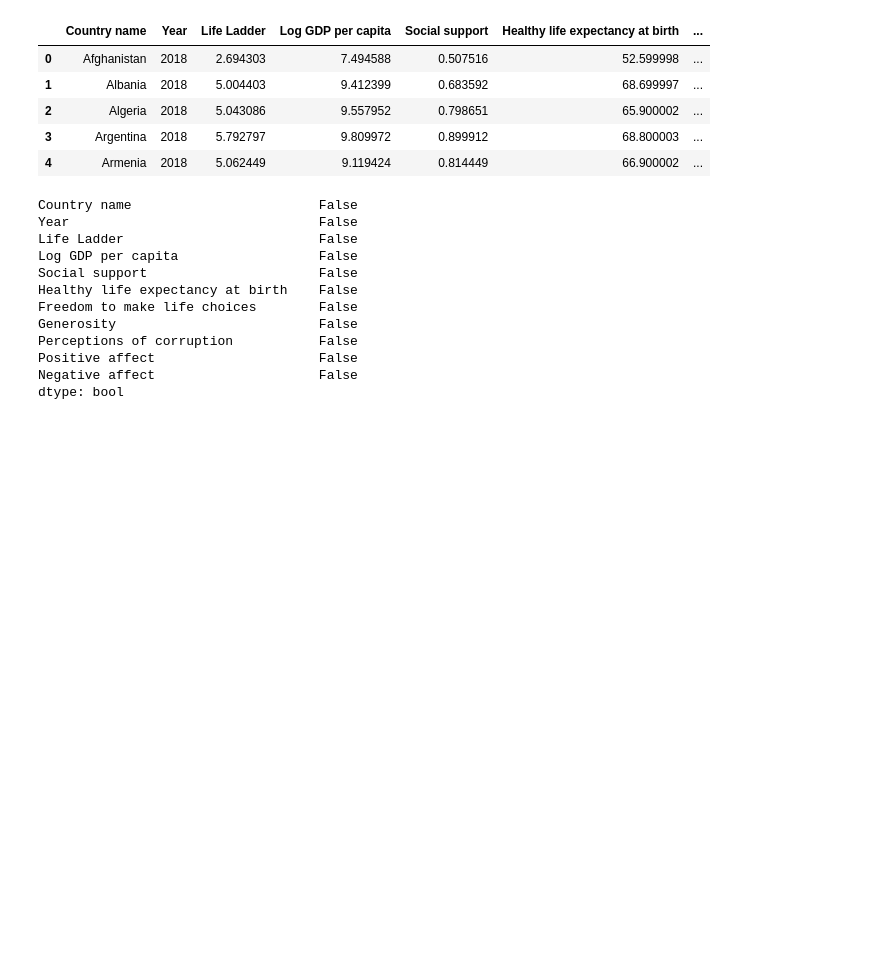
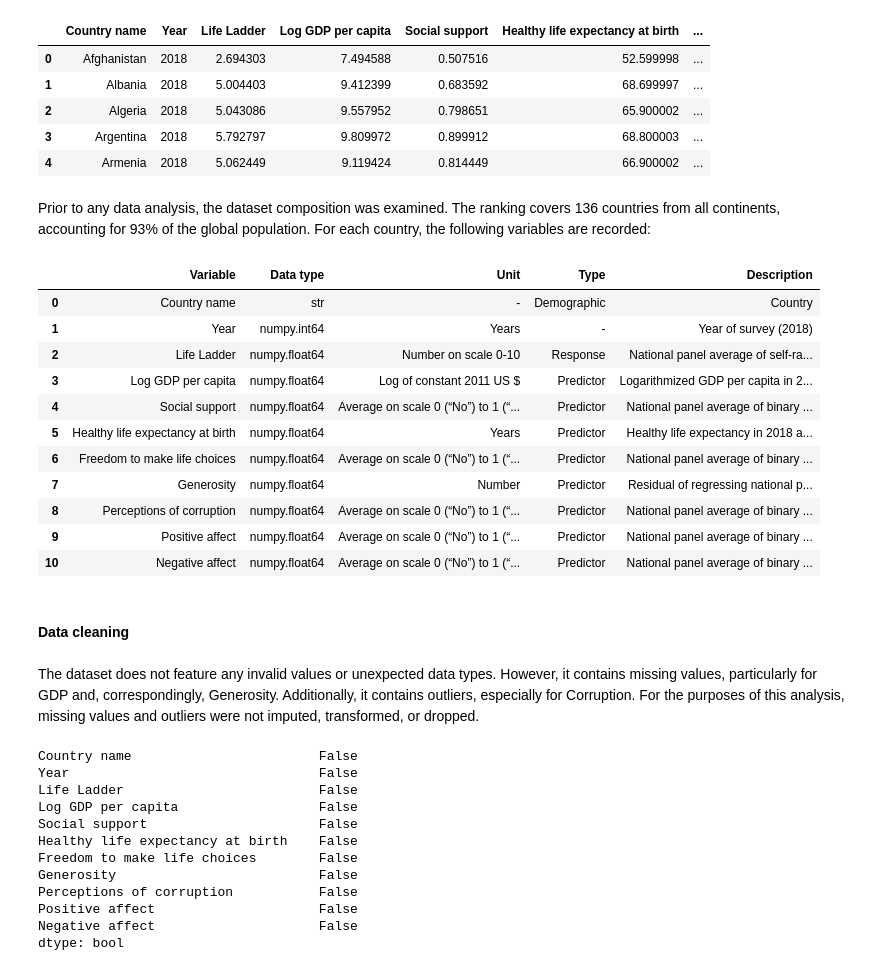
Before and after one commit to goebelclara/World_Happiness, a Jupyter notebook: World_Happiness_Notebook.ipynb, the cells around one changed output. Cells and saved outputs as stored; diff of their text form; code cells hidden in the pictures; blank space fills up the shorter version.

```diff
--- a/World_Happiness_Notebook.ipynb
+++ b/World_Happiness_Notebook.ipynb
@@ -24,4 +49,70 @@ df.head()
 | 2 | Algeria | 2018 | 5.043086 | 9.557952 | 0.798651 | 65.900002 | ... |
 | 3 | Argentina | 2018 | 5.792797 | 9.809972 | 0.899912 | 68.800003 | ... |
 | 4 | Armenia | 2018 | 5.062449 | 9.119424 | 0.814449 | 66.900002 | ... |
+# %% [markdown]
+Prior to any data analysis, the dataset composition was examined. The ranking covers 136 countries from all continents, accounting for 93% of the global population. For each country, the following variables are recorded:
+# %%
+#Dataset variables overview
+columns = df.columns
+dtype = [type(df.loc[0,column]) for column in df.columns]
+data_type = [str(text).replace("<class", "").replace("'", "").replace(">", "") for text in dtype]
+description = ["Country",
+               "Year of survey (2018)",
+               "National panel average of self-ranking based on the question “Imagine a ladder, with steps numbered from 0 at the bottom to 10 at the top. The top of the ladder represents the best possible life for you and the bottom of the ladder represents the worst possible life for you. On which step of the ladder would you say you personally feel you stand at this time?” ",
+               "Logarithmized GDP per capita in 2018 as according to the World Development Indicators ",
+               "National panel average of binary responses to the question “If you were in trouble, do you have relatives or friends you can count on to help you whenever you need them, or not?” ",
+               "Healthy life expectancy in 2018 as according to the World Health Organization",
+               "National panel average of binary responses to the question “Are you satisfied with your freedom to choose what you do with your life?” ",
+               "Residual of regressing national panel average of binary responses to the question “Have you donated money to a charity in the past month?” on GDP per capita",
+               "National panel average of binary responses to two questions  regarding corruption (“Is corruption widespread throughout the government/ within businesses?”",
+               "National panel average of binary responses to three questions regarding feelings of happiness, laughter and enjoyment (“Did you experience happiness/ experience enjoyment/ smile during a lot of the day yesterday?”)",
+               "National panel average of binary responses to three questions regarding feelings of worry, sadness and anger (“Did you experience worry/ sadness/ anger during a lot of the day yesterday?”)"]
+variable_type = ["Demographic",
+                 "-",
+                 "Response",
+                 "Predictor",
+                 "Predictor",
+                 "Predictor",
+                 "Predictor",
+                 "Predictor",
+                 "Predictor",
+                 "Predictor",
+                 "Predictor"]
+unit = ["-",
+        "Years",
+        "Number on scale 0-10",
+        "Log of constant 2011 US $",
+        "Average on scale 0 (“No”) to 1 (“Yes”), i.e. % responding “Yes”",
+        "Years",
+        "Average on scale 0 (“No”) to 1 (“Yes”), i.e. % responding “Yes”",
+        "Number",
+        "Average on scale 0 (“No”) to 1 (“Yes”), i.e. % responding “Yes”",
+        "Average on scale 0 (“No”) to 1 (“Yes”), i.e. % responding “Yes”",
+        "Average on scale 0 (“No”) to 1 (“Yes”), i.e. % responding “Yes”"]
+df_variables_overview = pd.DataFrame({"Variable": df.columns,
+                                      "Data type": data_type,
+                                      "Unit": unit,
+                                      "Type": variable_type,
+                                      "Description": description})
+
+pd.set_option("display.max_colwidth",500)
+
+df_variables_overview
+# %% [output]
+|  | Variable | Data type | Unit | Type | Description |
+| 0 | Country name | str | - | Demographic | Country |
+| 1 | Year | numpy.int64 | Years | - | Year of survey (2018) |
+| 2 | Life Ladder | numpy.float64 | Number on scale 0-10 | Response | National panel average of self-ra... |
+| 3 | Log GDP per capita | numpy.float64 | Log of constant 2011 US $ | Predictor | Logarithmized GDP per capita in 2... |
+| 4 | Social support | numpy.float64 | Average on scale 0 (“No”) to 1 (“... | Predictor | National panel average of binary ... |
+| 5 | Healthy life expectancy at birth | numpy.float64 | Years | Predictor | Healthy life expectancy in 2018 a... |
+| 6 | Freedom to make life choices | numpy.float64 | Average on scale 0 (“No”) to 1 (“... | Predictor | National panel average of binary ... |
+| 7 | Generosity | numpy.float64 | Number | Predictor | Residual of regressing national p... |
+| 8 | Perceptions of corruption | numpy.float64 | Average on scale 0 (“No”) to 1 (“... | Predictor | National panel average of binary ... |
+| 9 | Positive affect | numpy.float64 | Average on scale 0 (“No”) to 1 (“... | Predictor | National panel average of binary ... |
+| 10 | Negative affect | numpy.float64 | Average on scale 0 (“No”) to 1 (“... | Predictor | National panel average of binary ... |
+# %% [markdown]
+#### Data cleaning
+# %% [markdown]
+The dataset does not feature any invalid values or unexpected data types. However, it contains missing values, particularly for GDP and, correspondingly, Generosity. Additionally, it contains outliers, especially for Corruption. For the purposes of this analysis, missing values and outliers were not imputed, transformed, or dropped.
 # %%
```
Also changed, not shown: parts of 16 cells of this notebook, 1 other file.
